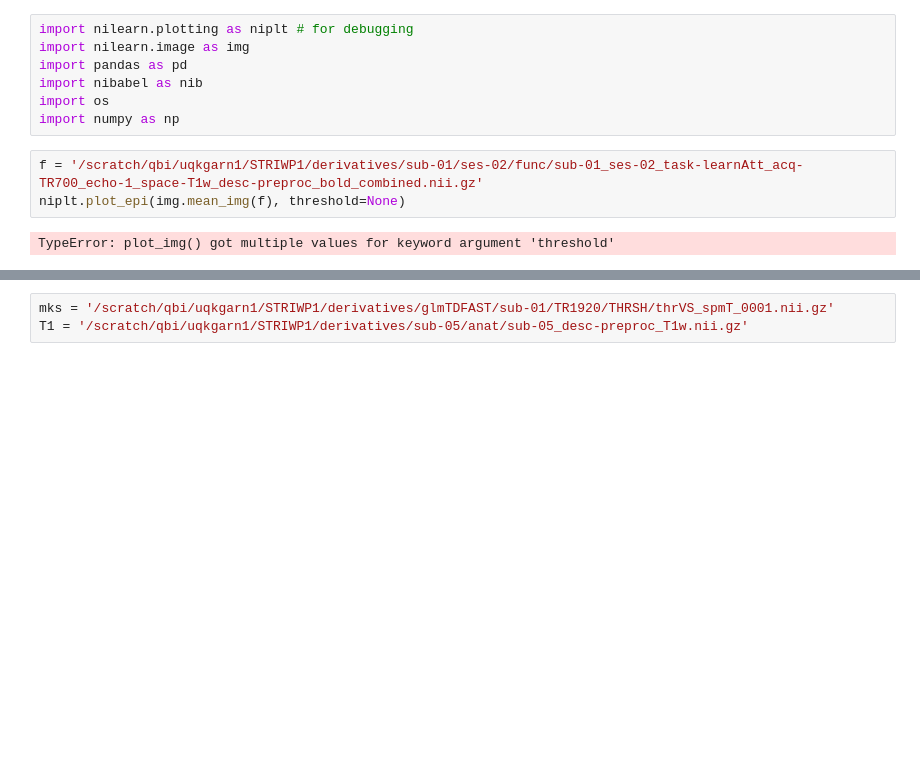
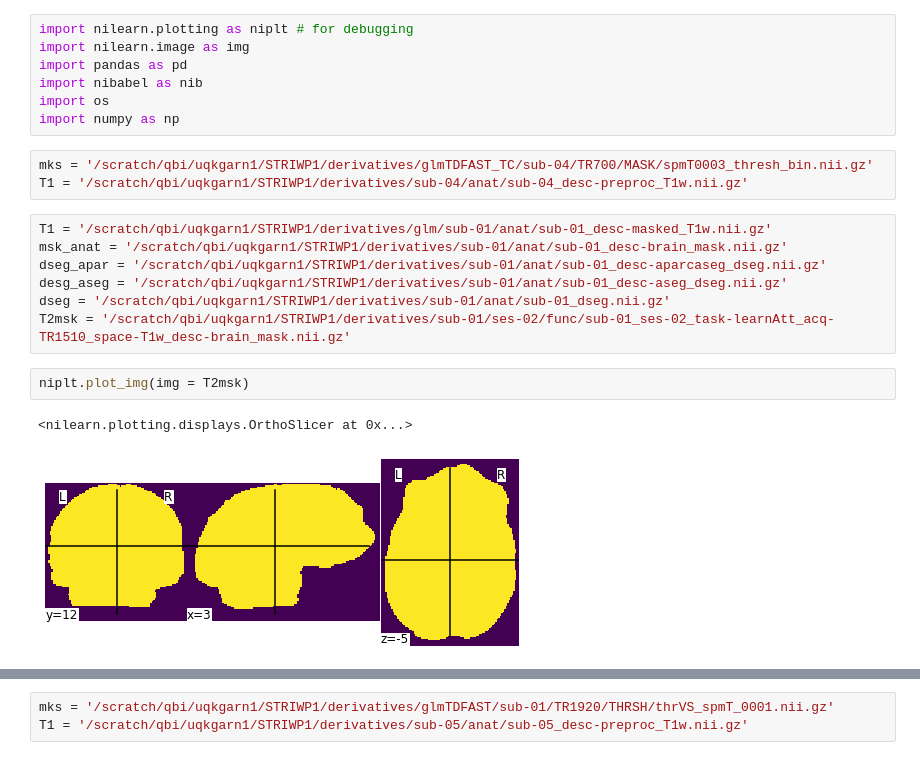
Before and after one commit to kel-github/code-4-seq-comp-test-7T, a Jupyter notebook: image-sanity-checks.ipynb, the cells around one changed output, grey strips where cells are left out. Cells and saved outputs as stored; diff of their text form; blank space fills up the shorter version.

Commit message:
point at first round of finished figures

```diff
--- a/image-sanity-checks.ipynb
+++ b/image-sanity-checks.ipynb
@@ -5,8 +5,18 @@ import pandas as pd
 import nibabel as nib
 import os
 import numpy as np
-# %%
-f = '/scratch/qbi/uqkgarn1/STRIWP1/derivatives/sub-01/ses-02/func/sub-01_ses-02_task-learnAtt_acq-TR700_echo-1_space-T1w_desc-preproc_bold_combined.nii.gz'
-niplt.plot_epi(img.mean_img(f), threshold=None)
-# %% [output]
-TypeError: plot_img() got multiple values for keyword argument 'threshold'
+# %%
+mks = '/scratch/qbi/uqkgarn1/STRIWP1/derivatives/glmTDFAST_TC/sub-04/TR700/MASK/spmT0003_thresh_bin.nii.gz'
+T1 = '/scratch/qbi/uqkgarn1/STRIWP1/derivatives/sub-04/anat/sub-04_desc-preproc_T1w.nii.gz'
+# %%
+T1 = '/scratch/qbi/uqkgarn1/STRIWP1/derivatives/glm/sub-01/anat/sub-01_desc-masked_T1w.nii.gz'
+msk_anat = '/scratch/qbi/uqkgarn1/STRIWP1/derivatives/sub-01/anat/sub-01_desc-brain_mask.nii.gz'
+dseg_apar = '/scratch/qbi/uqkgarn1/STRIWP1/derivatives/sub-01/anat/sub-01_desc-aparcaseg_dseg.nii.gz'
+desg_aseg = '/scratch/qbi/uqkgarn1/STRIWP1/derivatives/sub-01/anat/sub-01_desc-aseg_dseg.nii.gz'
+dseg = '/scratch/qbi/uqkgarn1/STRIWP1/derivatives/sub-01/anat/sub-01_dseg.nii.gz'
+T2msk = '/scratch/qbi/uqkgarn1/STRIWP1/derivatives/sub-01/ses-02/func/sub-01_ses-02_task-learnAtt_acq-TR1510_space-T1w_desc-brain_mask.nii.gz'
+# %%
+niplt.plot_img(img = T2msk)
+# %% [output]
+<nilearn.plotting.displays.OrthoSlicer at 0x...>
+[figure, added]
```
Also changed, not shown: parts of 12 cells of this notebook, 7 other files.
